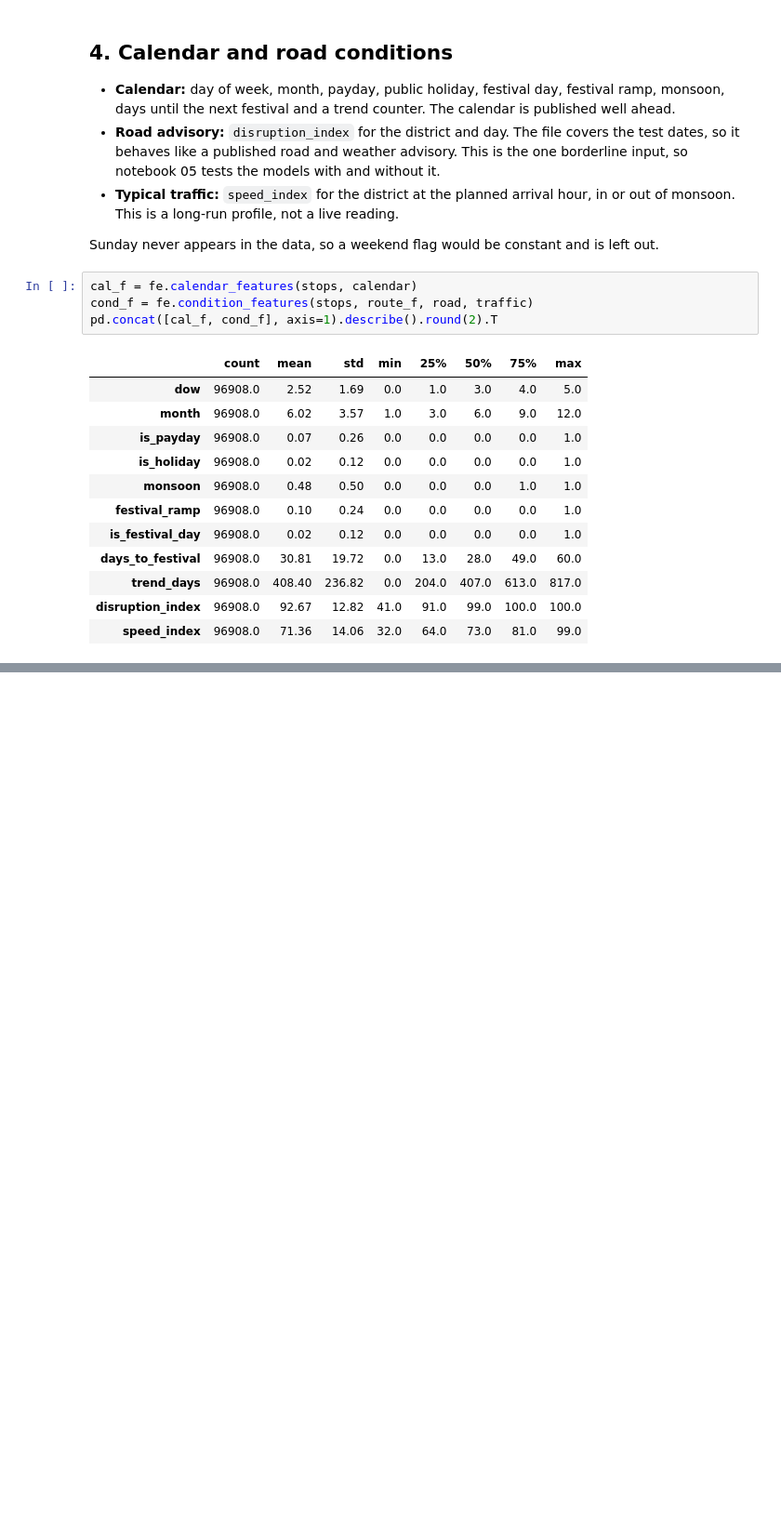
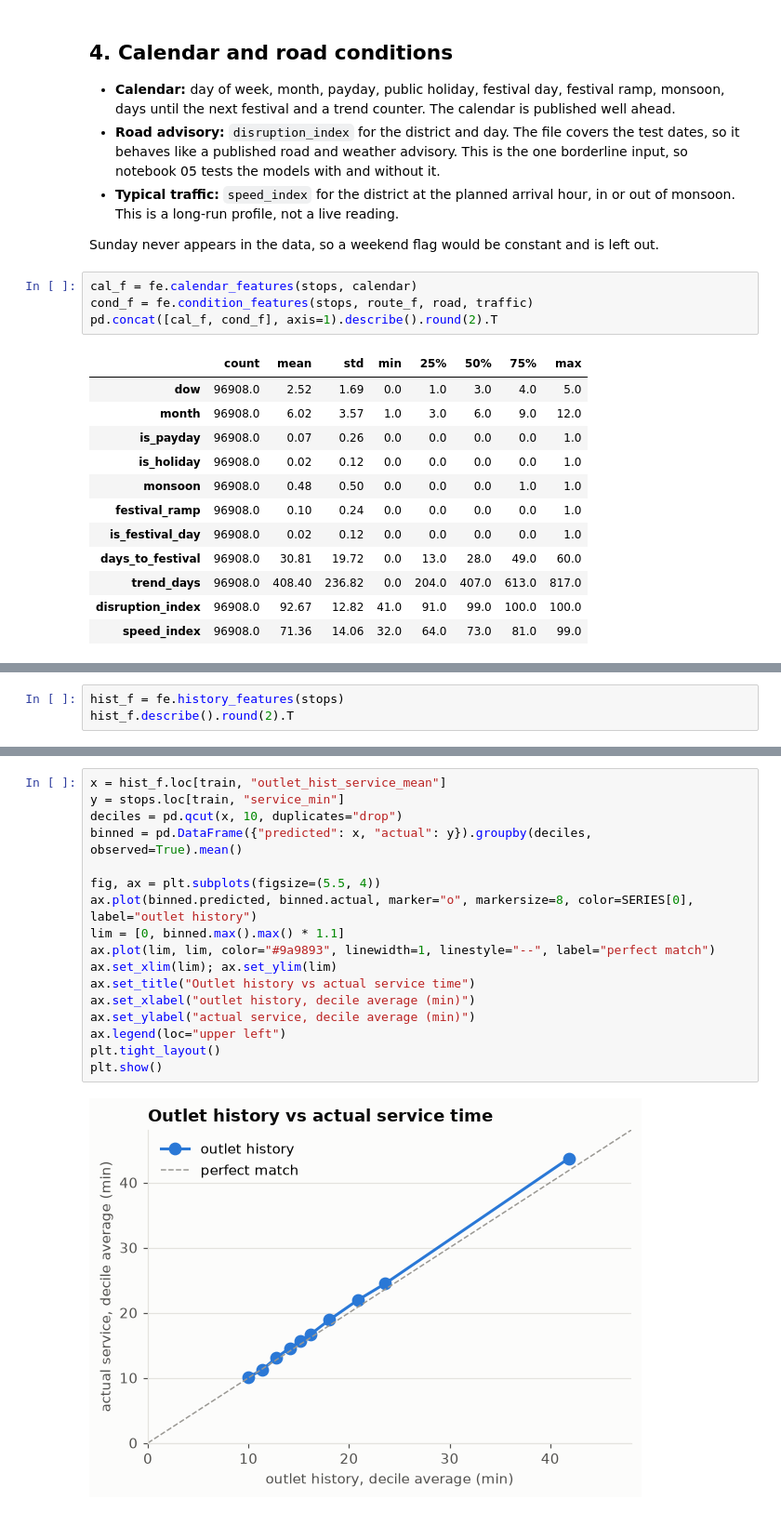
Before and after one commit to sameera-ekanayaka/Xora_Datathon, a Jupyter notebook: notebooks/04_feature_engineering.ipynb, the cells around one changed output, grey strips where cells are left out. Shown at 93% size. Cells and saved outputs as stored; diff of their text form; blank space fills up the shorter version.

Commit message:
Add history features that only use days finished before the cutoff

```diff
--- a/notebooks/04_feature_engineering.ipynb
+++ b/notebooks/04_feature_engineering.ipynb
@@ -168,0 +183,3 @@ pd.concat([cal_f, cond_f], axis=1).describe().round(2).T
+# %%
+hist_f = fe.history_features(stops)
+hist_f.describe().round(2).T
@@ -168,0 +194,19 @@ pd.concat([cal_f, cond_f], axis=1).describe().round(2).T
+# %%
+x = hist_f.loc[train, "outlet_hist_service_mean"]
+y = stops.loc[train, "service_min"]
+deciles = pd.qcut(x, 10, duplicates="drop")
+binned = pd.DataFrame({"predicted": x, "actual": y}).groupby(deciles, observed=True).mean()
+
+fig, ax = plt.subplots(figsize=(5.5, 4))
+ax.plot(binned.predicted, binned.actual, marker="o", markersize=8, color=SERIES[0], label="outlet history")
+lim = [0, binned.max().max() * 1.1]
+ax.plot(lim, lim, color="#9a9893", linewidth=1, linestyle="--", label="perfect match")
+ax.set_xlim(lim); ax.set_ylim(lim)
+ax.set_title("Outlet history vs actual service time")
+ax.set_xlabel("outlet history, decile average (min)")
+ax.set_ylabel("actual service, decile average (min)")
+ax.legend(loc="upper left")
+plt.tight_layout()
+plt.show()
+# %% [output]
+[figure, added]
```
Also changed, not shown: parts of 3 cells of this notebook.
